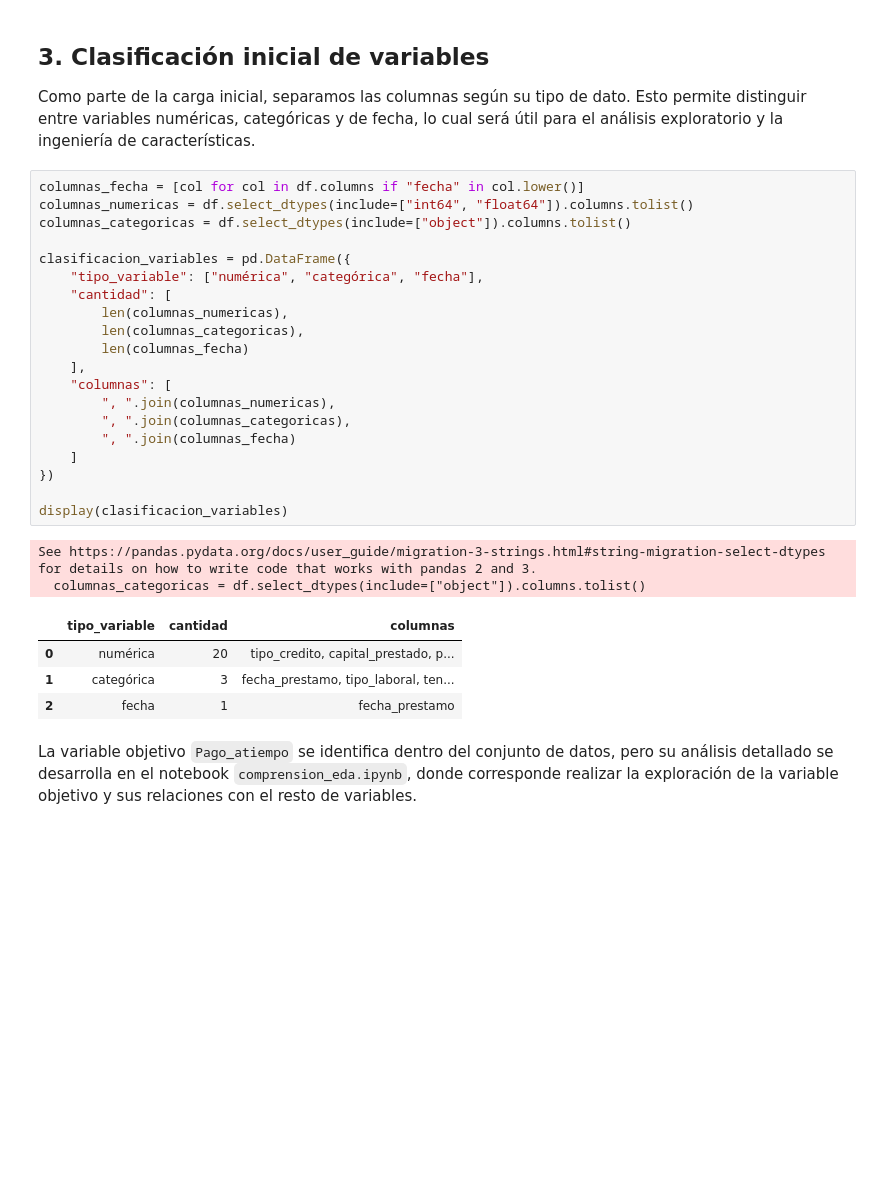
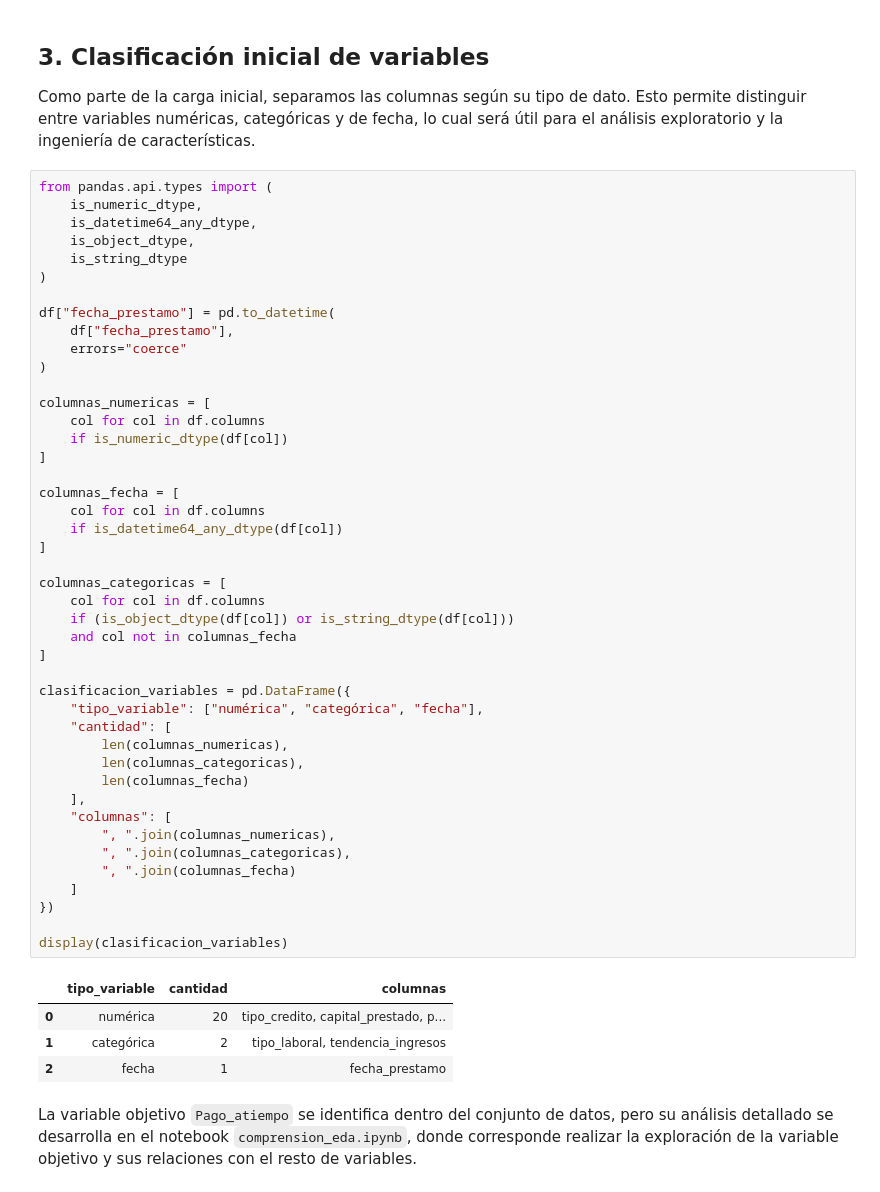
Before and after one commit to IsmaelHSaavedra/PIM5_v2, a Jupyter notebook: src/Cargar_datos.ipynb, the cells around one changed output. Cells and saved outputs as stored; diff of their text form; blank space fills up the shorter version.

```diff
--- a/src/Cargar_datos.ipynb
+++ b/src/Cargar_datos.ipynb
@@ -156,31 +156,53 @@ No se identificaron registros duplicados completos en la base de datos. Esto ind
 
 Como parte de la carga inicial, separamos las columnas según su tipo de dato. Esto permite distinguir entre variables numéricas, categóricas y de fecha, lo cual será útil para el análisis exploratorio y la ingeniería de características.
 # %%
-columnas_fecha = [col for col in df.columns if "fecha" in col.lower()]
-columnas_numericas = df.select_dtypes(include=["int64", "float64"]).columns.tolist()
-columnas_categoricas = df.select_dtypes(include=["object"]).columns.tolist()
+from pandas.api.types import (
+    is_numeric_dtype,
+    is_datetime64_any_dtype,
+    is_object_dtype,
+    is_string_dtype
+)
+
+df["fecha_prestamo"] = pd.to_datetime(
+    df["fecha_prestamo"],
+    errors="coerce"
+)
+
+columnas_numericas = [
+    col for col in df.columns
+    if is_numeric_dtype(df[col])
+]
+
+columnas_fecha = [
+    col for col in df.columns
+    if is_datetime64_any_dtype(df[col])
+]
+
+columnas_categoricas = [
+    col for col in df.columns
+    if (is_object_dtype(df[col]) or is_string_dtype(df[col]))
+    and col not in columnas_fecha
+]
 
 clasificacion_variables = pd.DataFrame({
     "tipo_variable": ["numérica", "categórica", "fecha"],
     "cantidad": [
         len(columnas_numericas),
         len(columnas_categoricas),
         len(columnas_fecha)
     ],
     "columnas": [
         ", ".join(columnas_numericas),
         ", ".join(columnas_categoricas),
         ", ".join(columnas_fecha)
     ]
 })
 
 display(clasificacion_variables)
 # %% [output]
-See https://pandas.pydata.org/docs/user_guide/migration-3-strings.html#string-migration-select-dtypes for details on how to write code that works with pandas 2 and 3.
-  columnas_categoricas = df.select_dtypes(include=["object"]).columns.tolist()
 |  | tipo_variable | cantidad | columnas |
 | 0 | numérica | 20 | tipo_credito, capital_prestado, p... |
-| 1 | categórica | 3 | fecha_prestamo, tipo_laboral, ten... |
+| 1 | categórica | 2 | tipo_laboral, tendencia_ingresos |
 | 2 | fecha | 1 | fecha_prestamo |
 # %% [markdown]
 La variable objetivo `Pago_atiempo` se identifica dentro del conjunto de datos, pero su análisis detallado se desarrolla en el notebook `comprension_eda.ipynb`, donde corresponde realizar la exploración de la variable objetivo y sus relaciones con el resto de variables.
```
Also changed, not shown: parts of 2 cells of this notebook.
